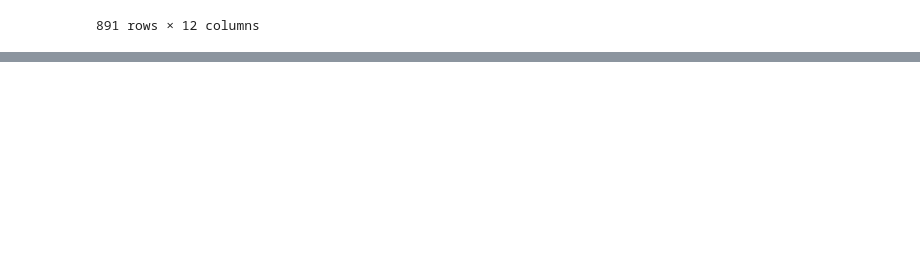
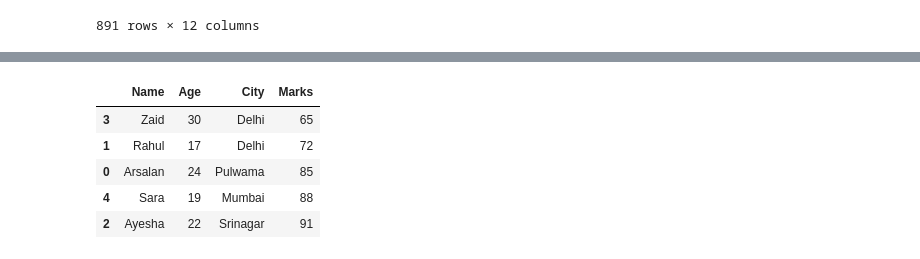
Before and after one commit to arsalanwani/Analytics, a Jupyter notebook: pandas/index.ipynb, the cells around one changed output, grey strips where cells are left out. Saved outputs shown, nothing was run; the diff lists cells and outputs as text; code cells hidden in the pictures; blank space fills up the shorter version.

```diff
--- a/pandas/index.ipynb
+++ b/pandas/index.ipynb
@@ -362,0 +553,11 @@ df
+# %%
+df.sort_values(by="Marks",ascending=True,inplace=True)
+# %%
+df
+# %% [output]
+|  | Name | Age | City | Marks |
+| 3 | Zaid | 30 | Delhi | 65 |
+| 1 | Rahul | 17 | Delhi | 72 |
+| 0 | Arsalan | 24 | Pulwama | 85 |
+| 4 | Sara | 19 | Mumbai | 88 |
+| 2 | Ayesha | 22 | Srinagar | 91 |
```
Also changed, not shown: parts of 35 cells of this notebook, 1 other file.
